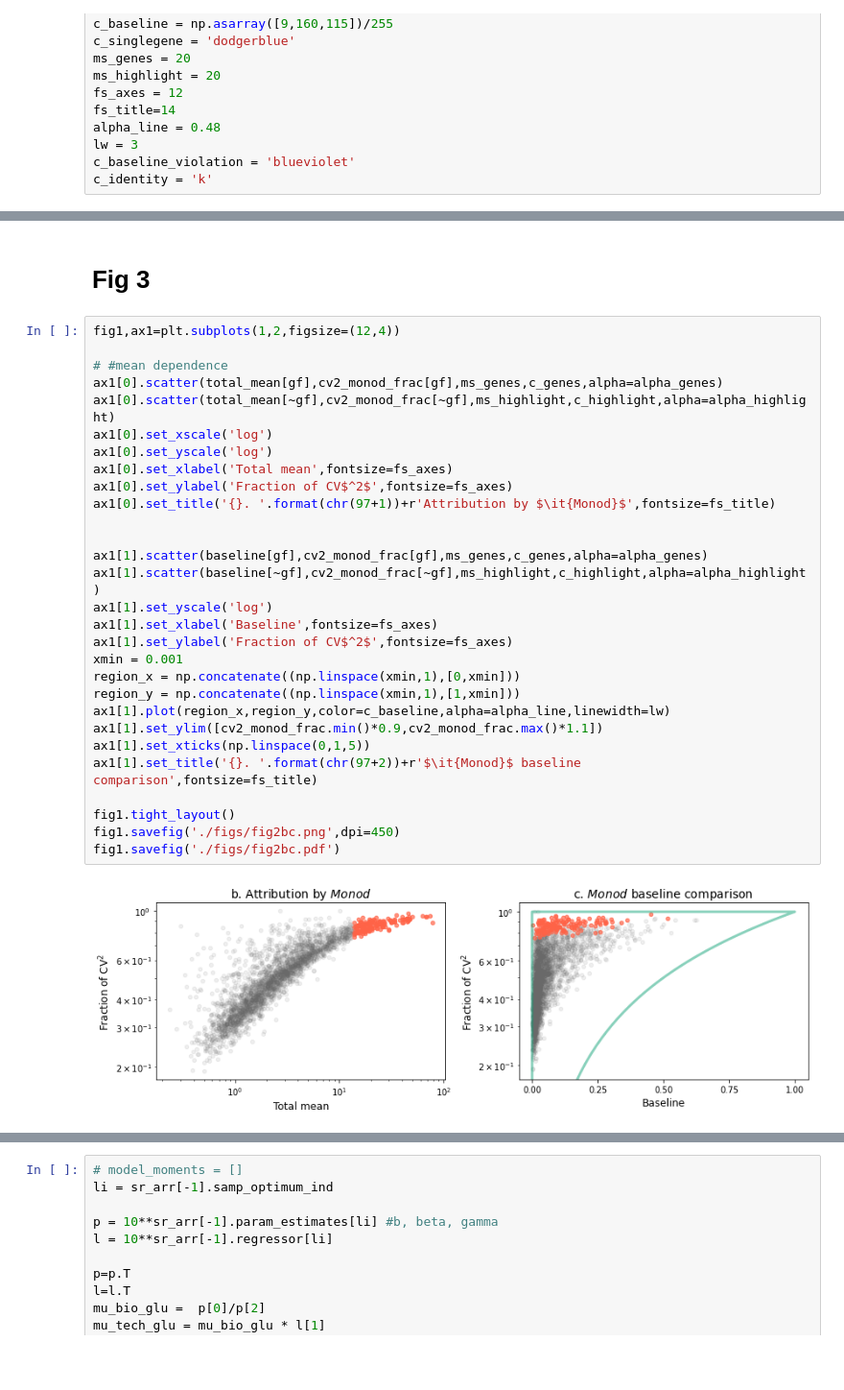
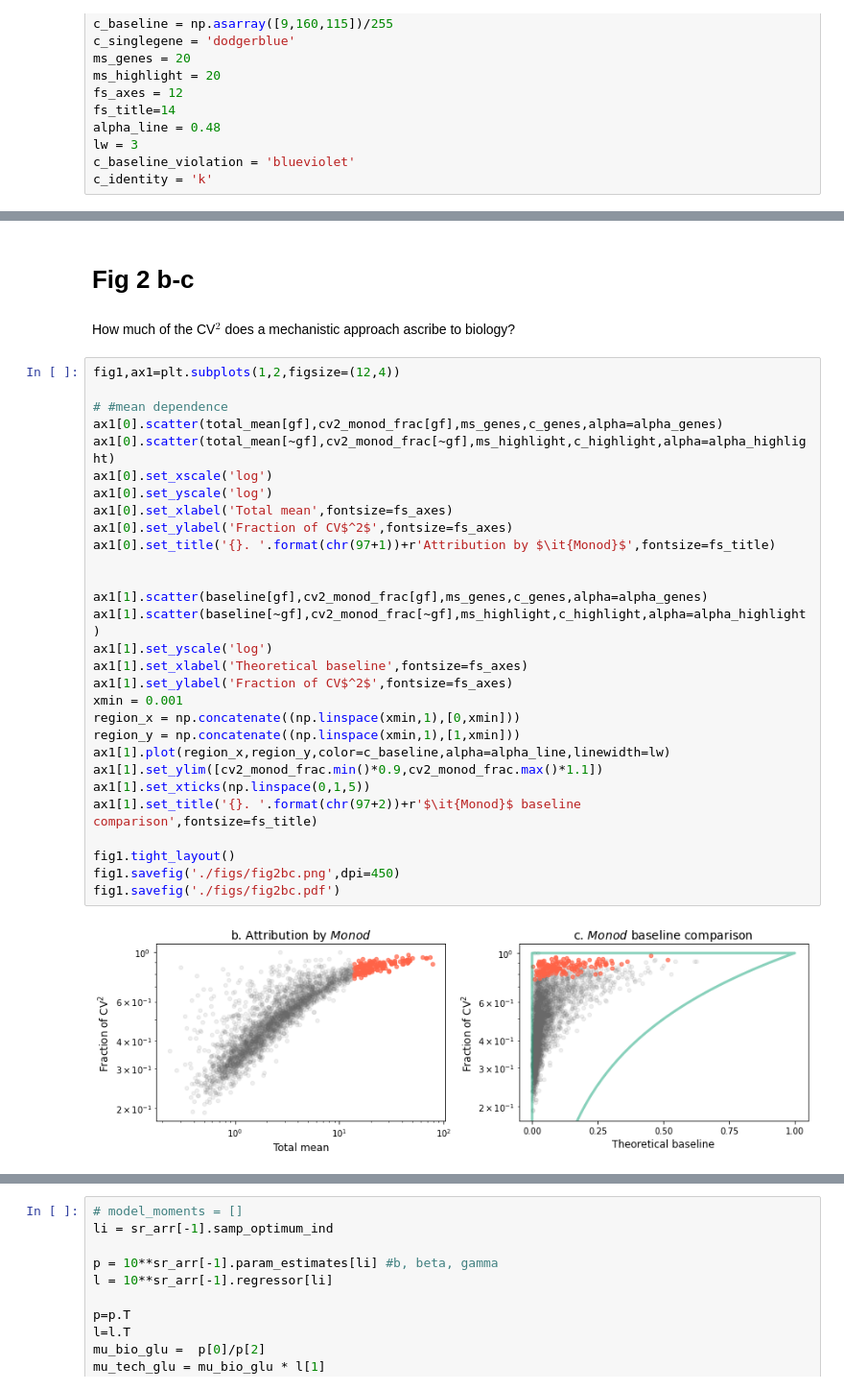
Before and after one commit to pachterlab/monod_examples, a Jupyter notebook: manuscript_computation/gg230328_allen_cellsubtypes_norm_analysis.ipynb, the cells around one changed output, grey strips where cells are left out. Shown at 96% size. Saved outputs shown, nothing was run; the diff lists cells and outputs as text; blank space fills up the shorter version.

```diff
--- a/manuscript_computation/gg230328_allen_cellsubtypes_norm_analysis.ipynb
+++ b/manuscript_computation/gg230328_allen_cellsubtypes_norm_analysis.ipynb
@@ -362,34 +373,36 @@ fig1.savefig('./figs/baseline_violation.pdf')
 # %% [markdown]
-# Fig 3
+# Fig 2 b-c
+# %% [markdown]
+How much of the CV$^2$ does a mechanistic approach ascribe to biology?
 # %%
 fig1,ax1=plt.subplots(1,2,figsize=(12,4))
 
 # #mean dependence
 ax1[0].scatter(total_mean[gf],cv2_monod_frac[gf],ms_genes,c_genes,alpha=alpha_genes)
 ax1[0].scatter(total_mean[~gf],cv2_monod_frac[~gf],ms_highlight,c_highlight,alpha=alpha_highlight)
 ax1[0].set_xscale('log')
 ax1[0].set_yscale('log')
 ax1[0].set_xlabel('Total mean',fontsize=fs_axes)
 ax1[0].set_ylabel('Fraction of CV$^2$',fontsize=fs_axes)
 ax1[0].set_title('{}. '.format(chr(97+1))+r'Attribution by $\it{Monod}$',fontsize=fs_title)
 
 
 ax1[1].scatter(baseline[gf],cv2_monod_frac[gf],ms_genes,c_genes,alpha=alpha_genes)
 ax1[1].scatter(baseline[~gf],cv2_monod_frac[~gf],ms_highlight,c_highlight,alpha=alpha_highlight)
 ax1[1].set_yscale('log')
-ax1[1].set_xlabel('Baseline',fontsize=fs_axes)
+ax1[1].set_xlabel('Theoretical baseline',fontsize=fs_axes)
 ax1[1].set_ylabel('Fraction of CV$^2$',fontsize=fs_axes)
 xmin = 0.001
 region_x = np.concatenate((np.linspace(xmin,1),[0,xmin]))
 region_y = np.concatenate((np.linspace(xmin,1),[1,xmin]))
 ax1[1].plot(region_x,region_y,color=c_baseline,alpha=alpha_line,linewidth=lw)
 ax1[1].set_ylim([cv2_monod_frac.min()*0.9,cv2_monod_frac.max()*1.1])
 ax1[1].set_xticks(np.linspace(0,1,5))
 ax1[1].set_title('{}. '.format(chr(97+2))+r'$\it{Monod}$ baseline comparison',fontsize=fs_title)
 
 fig1.tight_layout()
 fig1.savefig('./figs/fig2bc.png',dpi=450)
 fig1.savefig('./figs/fig2bc.pdf')
 # %% [output]
-[figure, old version]
+[figure, new version]
 # %% [markdown]
```
Also changed, not shown: parts of 13 cells of this notebook, 11 other files.
